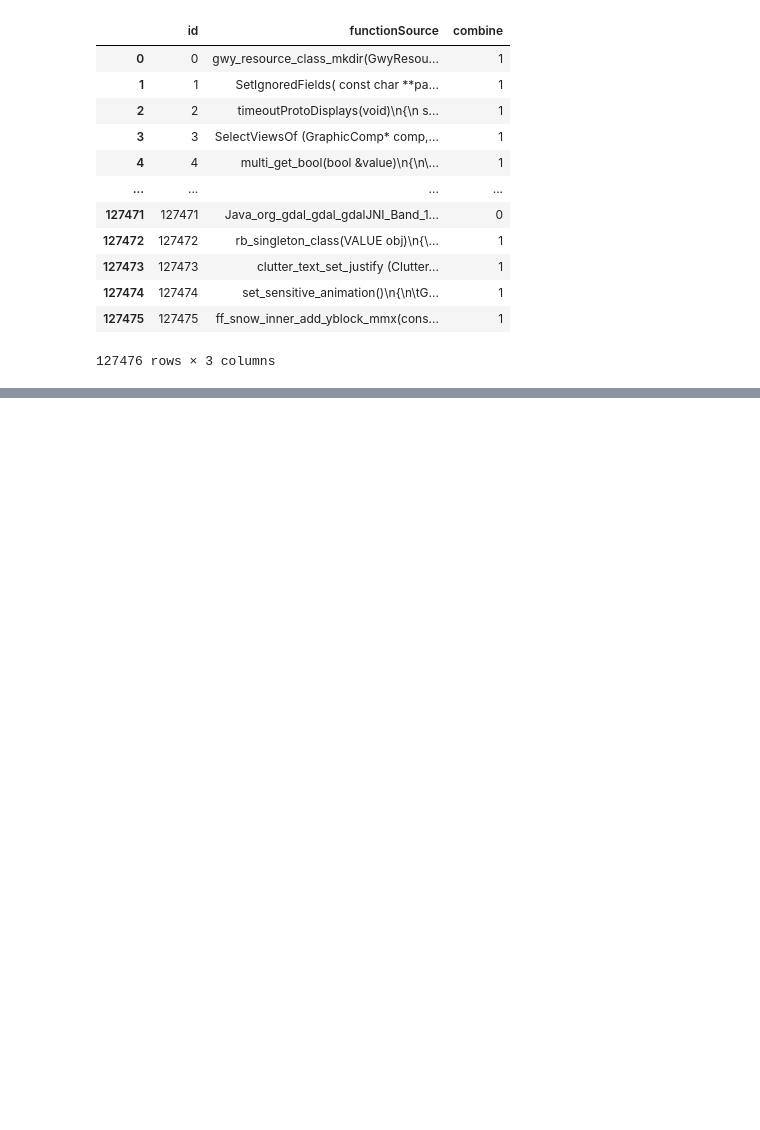
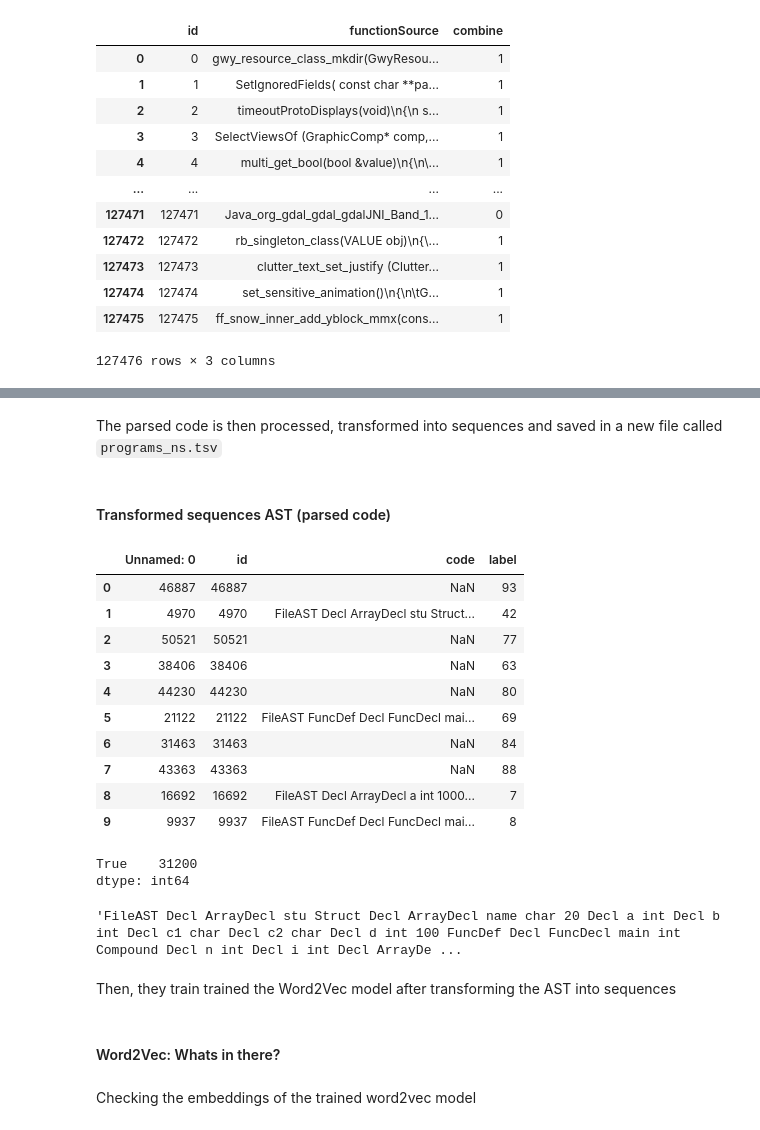
Before and after one commit to hazimhanif/svd_exp3, a Jupyter notebook: Exploration_codeclassify.ipynb, the cells around one changed output, grey strips where cells are left out. Drawn from its saved outputs; the diff is of its cells as text; code cells hidden in the pictures; blank space fills up the shorter version.

```diff
--- a/Exploration_codeclassify.ipynb
+++ b/Exploration_codeclassify.ipynb
@@ -202,0 +183,35 @@ FileAST(ext=[FuncDef(decl=Decl(name='main',
+# %% [markdown]
+The parsed code is then processed, transformed into sequences and saved in a new file called `programs_ns.tsv`
+# %% [markdown]
+#### Transformed sequences AST (parsed code)
+# %%
+programs_ns = pd.read_csv('astnn/data/train/programs_ns.tsv',delimiter=',')
+# %%
+programs_ns.head(10)
+# %% [output]
+|  | Unnamed: 0 | id | code | label |
+| 0 | 46887 | 46887 | NaN | 93 |
+| 1 | 4970 | 4970 | FileAST Decl ArrayDecl stu Struct... | 42 |
+| 2 | 50521 | 50521 | NaN | 77 |
+| 3 | 38406 | 38406 | NaN | 63 |
+| 4 | 44230 | 44230 | NaN | 80 |
+| 5 | 21122 | 21122 | FileAST FuncDef Decl FuncDecl mai... | 69 |
+| 6 | 31463 | 31463 | NaN | 84 |
+| 7 | 43363 | 43363 | NaN | 88 |
+| 8 | 16692 | 16692 | FileAST Decl ArrayDecl a int 1000... | 7 |
+| 9 | 9937 | 9937 | FileAST FuncDef Decl FuncDecl mai... | 8 |
+# %%
+pd.value_counts(programs_ns.iloc[:,0] == programs_ns.iloc[:,1])
+# %% [output]
+True    31200
+dtype: int64
+# %%
+programs_ns.iloc[1,2]
+# %% [output]
+'FileAST Decl ArrayDecl stu Struct Decl ArrayDecl name char 20 Decl a int Decl b int Decl c1 char Decl c2 char Decl d int 100 FuncDef Decl FuncDecl main int Compound Decl n int Decl i int Decl ArrayDe ...
+# %% [markdown]
+Then, they train trained the Word2Vec model after transforming the AST into sequences
+# %% [markdown]
+#### Word2Vec: Whats in there?
+# %% [markdown]
+Checking the embeddings of the trained word2vec model
```
Also changed, not shown: parts of 44 cells of this notebook, 1 other file.
